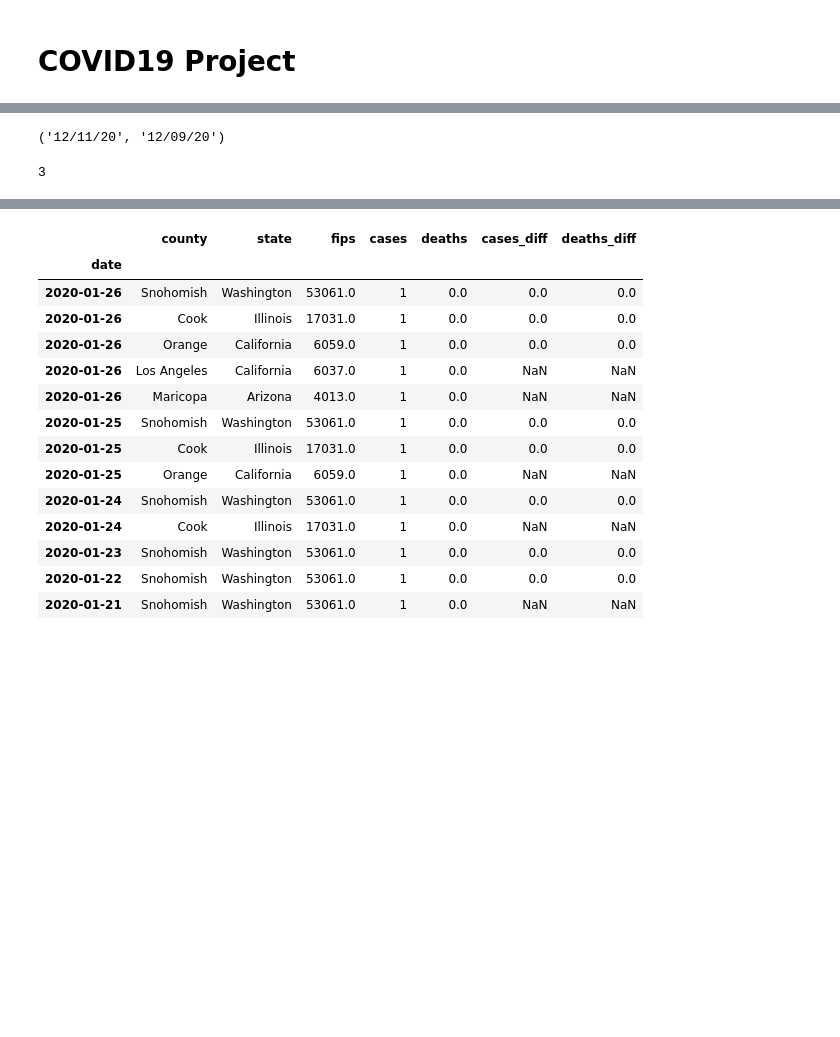
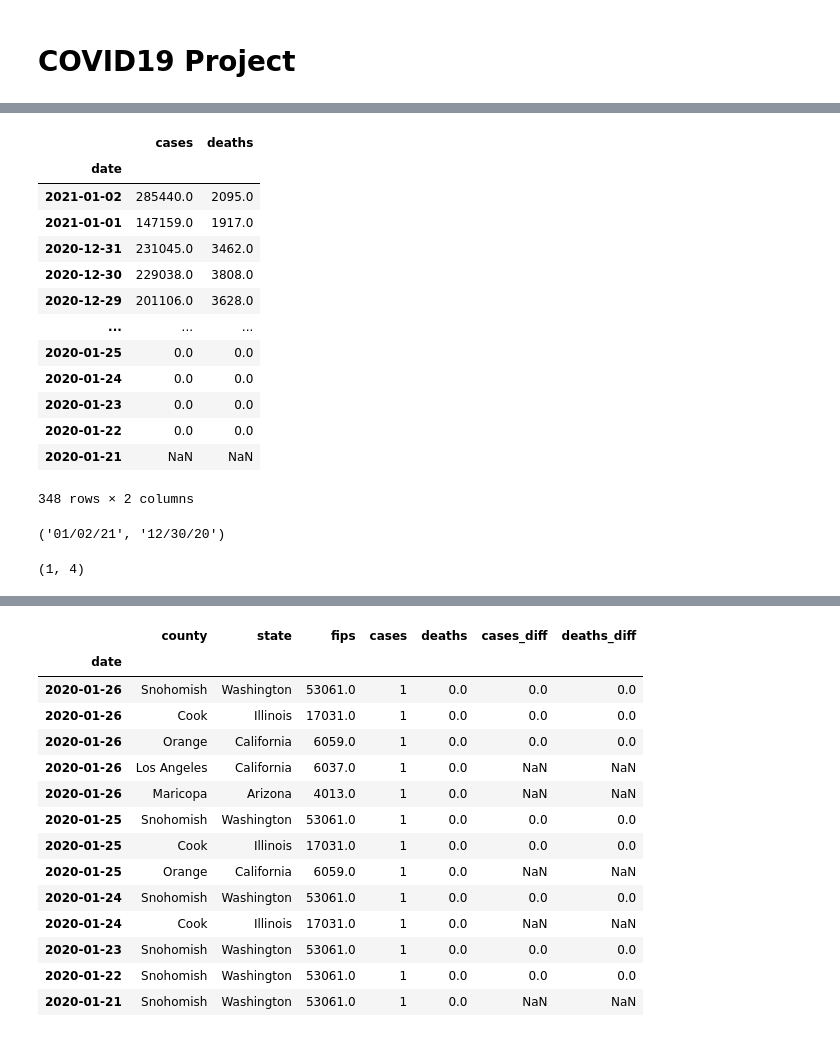
Before and after one commit to kylemichaelreaves/covid19, a Jupyter notebook: covid19_us.ipynb, the cells around one changed output, grey strips where cells are left out. Drawn from its saved outputs; the diff is of its cells as text; code cells hidden in the pictures; blank space fills up the shorter version.

```diff
--- a/covid19_us.ipynb
+++ b/covid19_us.ipynb
@@ -19,10 +29,4 @@ df.sort_index(ascending=False, inplace=True)
 # %%
-states = df.state.unique().tolist()
-counties = df.county.unique().tolist()
-fips = df.fips.unique().tolist()
-total_cases = df.xs(df.index[0])['cases'].sum()
-total_deaths = df.xs(df.index[0])['deaths'].sum()
-
 def greatest_cases_yesterday():
     gcy = df.sort_values(by=['date', 'cases_diff'], ascending=False)
     return gcy.xs(df.index[0])
@@ -66,7 +70,7 @@ def state_df(state):
     return sdf
 
 
-def daily_totals(state=None):
+def daily_totals_df(state=None):
     if state is None:
         index = df.index.unique()
         data = {'cases': [df.xs(i)['cases_diff'].sum() for i in index],
@@ -103,7 +107,7 @@ def yesterday():
     else:
         return "{0} cases and {1} deaths on {2}".format(cases, deaths, date)
 
-def state_yest():
+def state_yest_df():
     index = states
     data = {'cases': [state_df(state).xs(df.index[0])['cases_diff'].sum() for state in states],
             'deaths': [state_df(state).xs(df.index[0])['deaths_diff'].sum() for state in states]}
@@ -111,11 +115,10 @@ def state_yest():
     return df3
 
 def monthly_df():
-    m_index = df.index.month.unique()
-    m_data = {'monthly cases': [df[df.index.month == month]['cases_diff'].sum() for month in m_index],
-              'monthly deaths': [df[df.index.month == month]['deaths_diff'].sum() for month in m_index]}
-    monthly_df = pd.DataFrame(m_data, m_index)
-    monthly_df.index.rename('month', inplace=True)
+    index = pd.MultiIndex.from_arrays([df.index.year, df.index.month], names=['Year', 'Month']).unique()
+    data = {'cases': [df[(df.index.year == year) & (df.index.month == month)]['cases_diff'].sum() for year, month in multi_index],
+            'deaths': [df[(df.index.year == year) & (df.index.month == month)]['deaths_diff'].sum() for year, month in multi_index]}
+    monthly_df = pd.DataFrame(data, index)
     return monthly_df
 
 def weekly_df():
@@ -124,13 +127,3 @@ def weekly_df():
               'weekly deaths': [df[df.index.isocalendar().week == i]['deaths_diff'].sum() for i in w_index]}
     weekly_df = pd.DataFrame(w_data, w_index)
     return weekly_df
-
-
-# add days since max
-# optional input for state and county
-# how to handle two optional inputs?
-def max(county=None, state=None):
-    pass
-# yest = (dt.now() - timedelta(days=1)).strftime('%D')
-# cases_max was on this day, x days ago
-# deaths_max was on this day, x days ago
@@ -161,4 +170,21 @@ weekly_df()
+# %%
+daily_totals()
+# %% [output]
+|  | cases | deaths |
+| date |  |  |
+| 2021-01-02 | 285440.0 | 2095.0 |
+| 2021-01-01 | 147159.0 | 1917.0 |
+| 2020-12-31 | 231045.0 | 3462.0 |
+| 2020-12-30 | 229038.0 | 3808.0 |
+| 2020-12-29 | 201106.0 | 3628.0 |
+| ... | ... | ... |
+| 2020-01-25 | 0.0 | 0.0 |
+| 2020-01-24 | 0.0 | 0.0 |
+| 2020-01-23 | 0.0 | 0.0 |
+| 2020-01-22 | 0.0 | 0.0 |
+| 2020-01-21 | NaN | NaN |
+348 rows × 2 columns
 # %%
 daily_totals()['cases'].idxmax().strftime("%D"), daily_totals()['deaths'].idxmax().strftime("%D")
 # %% [output]
-('12/11/20', '12/09/20')
+('01/02/21', '12/30/20')
@@ -169,4 +190,0 @@ delta = d1 - d2
-# %%
-delta.days
-# %% [output]
-3
@@ -173,3 +197,7 @@ delta.days
+# %%
+cases_delta.days, deaths_delta.days
+# %% [output]
+(1, 4)
 # %%
 index = states
 data = {'cases': [state_df(state).xs(df.index[0])['cases_diff'].sum() for state in states],
```
Also changed, not shown: parts of 21 cells of this notebook.
